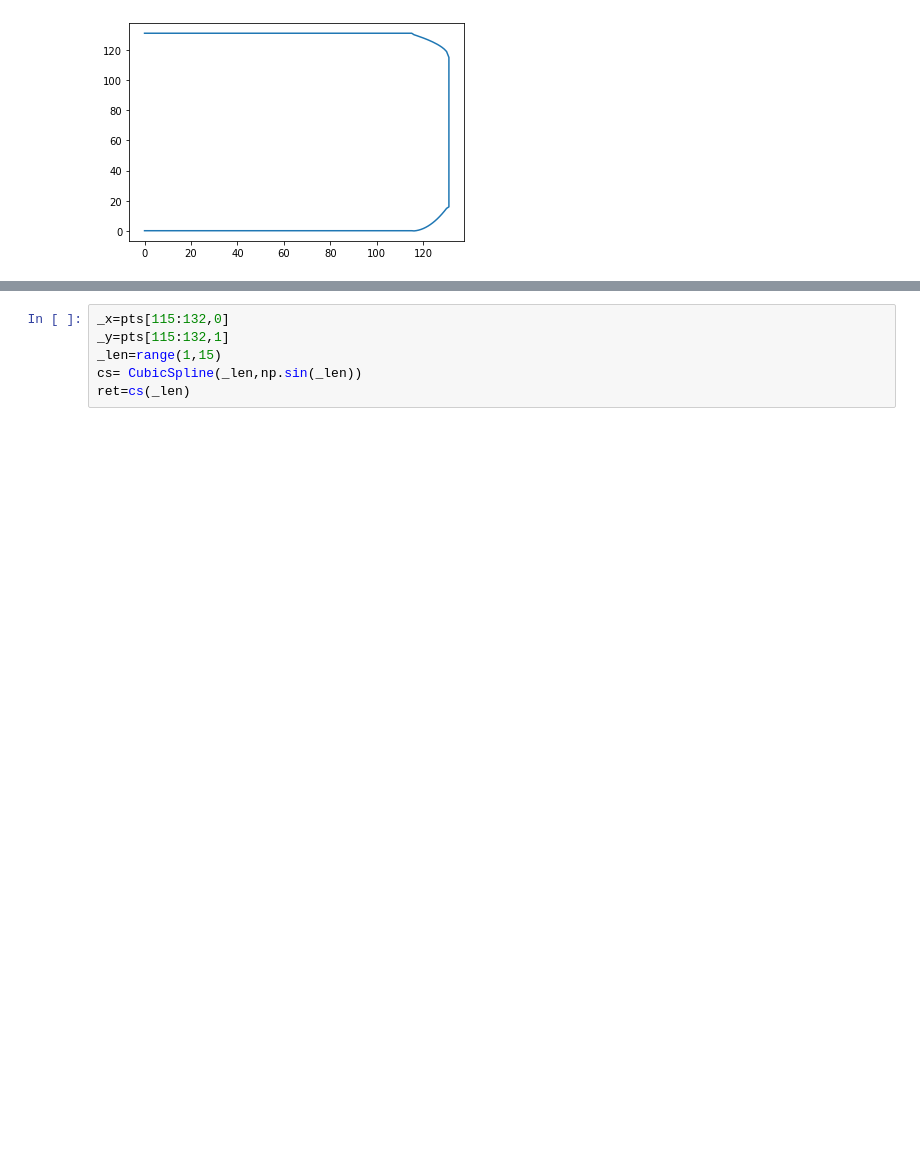
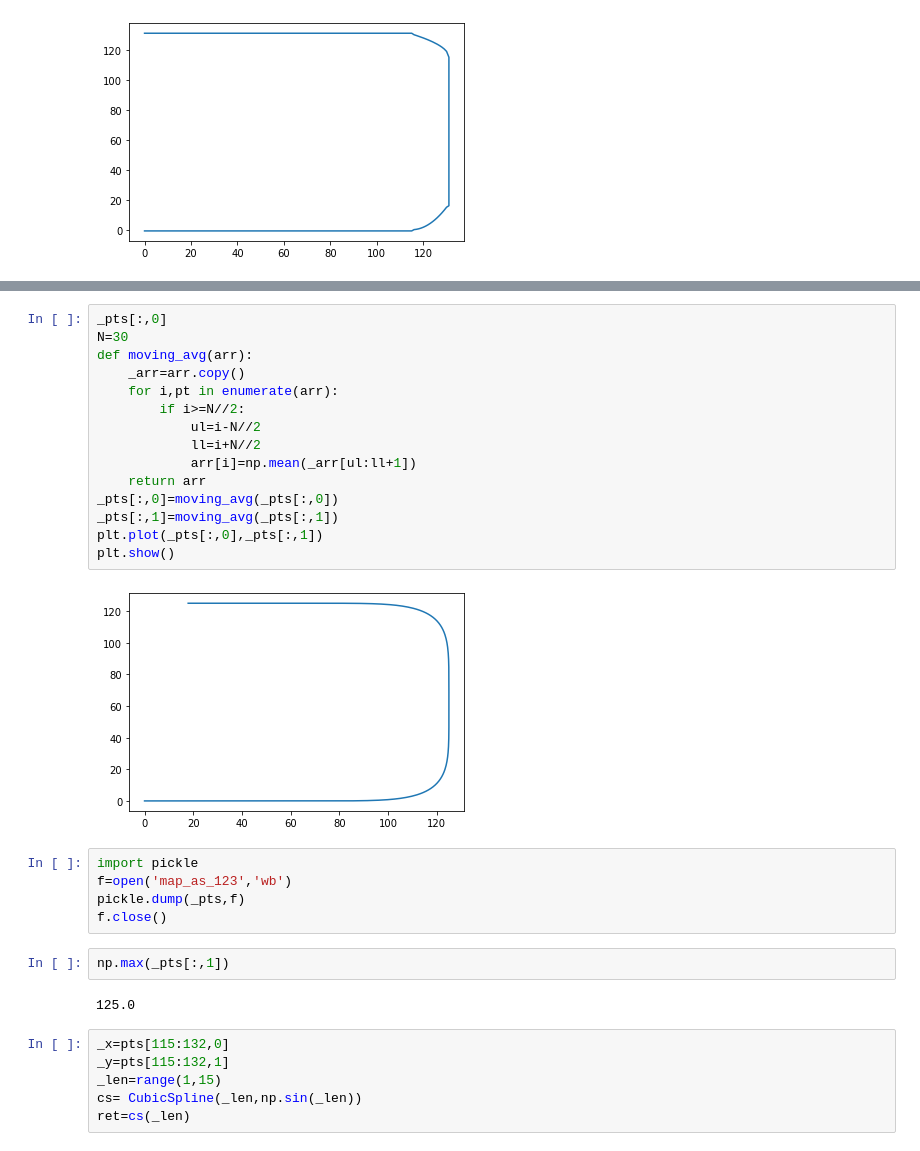
Before and after one commit to irfanhasib0/Control-algorithms, a Jupyter notebook: MPC_GYM_CAR_RACING_V0/airsim.ipynb, the cells around one changed output, grey strips where cells are left out. Saved outputs shown, nothing was run; the diff lists cells and outputs as text; blank space fills up the shorter version.

```diff
--- a/MPC_GYM_CAR_RACING_V0/airsim.ipynb
+++ b/MPC_GYM_CAR_RACING_V0/airsim.ipynb
@@ -38,3 +71,29 @@ f.close()
+# %%
+_pts[:,0]
+N=30
+def moving_avg(arr):
+    _arr=arr.copy()
+    for i,pt in enumerate(arr):
+        if i>=N//2:
+            ul=i-N//2
+            ll=i+N//2
+            arr[i]=np.mean(_arr[ul:ll+1])
+    return arr
+_pts[:,0]=moving_avg(_pts[:,0])
+_pts[:,1]=moving_avg(_pts[:,1])
+plt.plot(_pts[:,0],_pts[:,1])
+plt.show()
+# %% [output]
+[figure, added]
+# %%
+import pickle
+f=open('map_as_123','wb')
+pickle.dump(_pts,f)
+f.close()
+# %%
+np.max(_pts[:,1])
+# %% [output]
+125.0
 # %%
 _x=pts[115:132,0]
 _y=pts[115:132,1]
```
Also changed, not shown: parts of 7 cells of this notebook, 1 other file.
